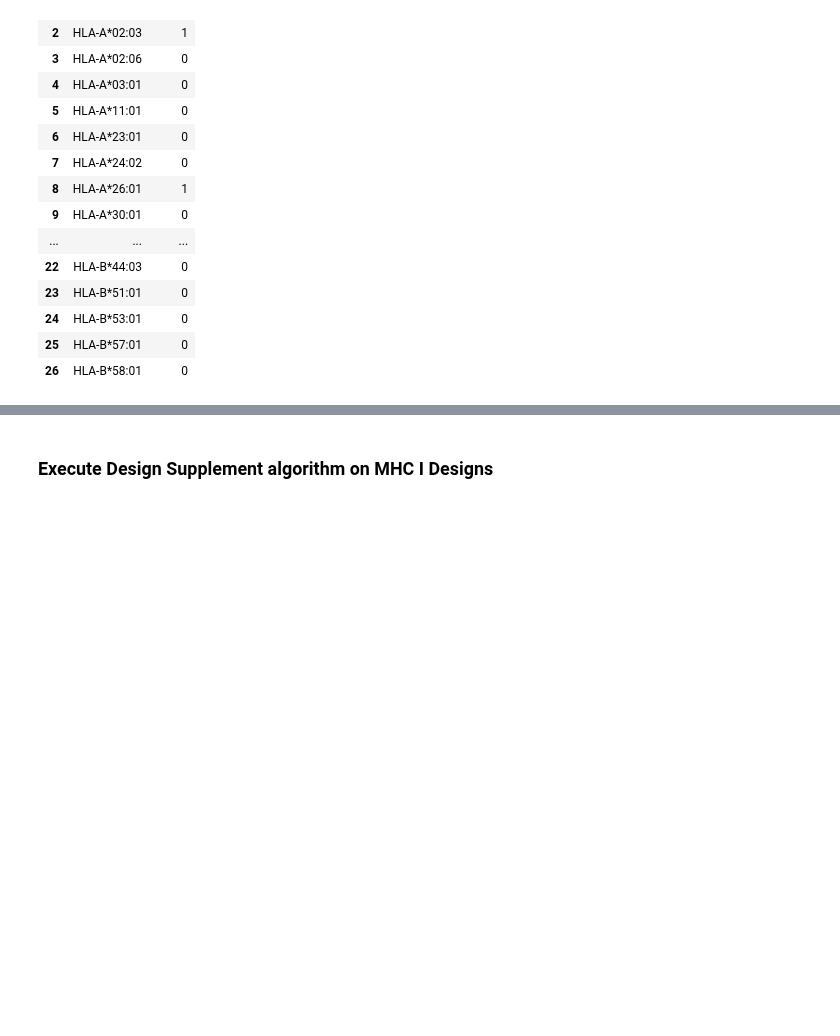
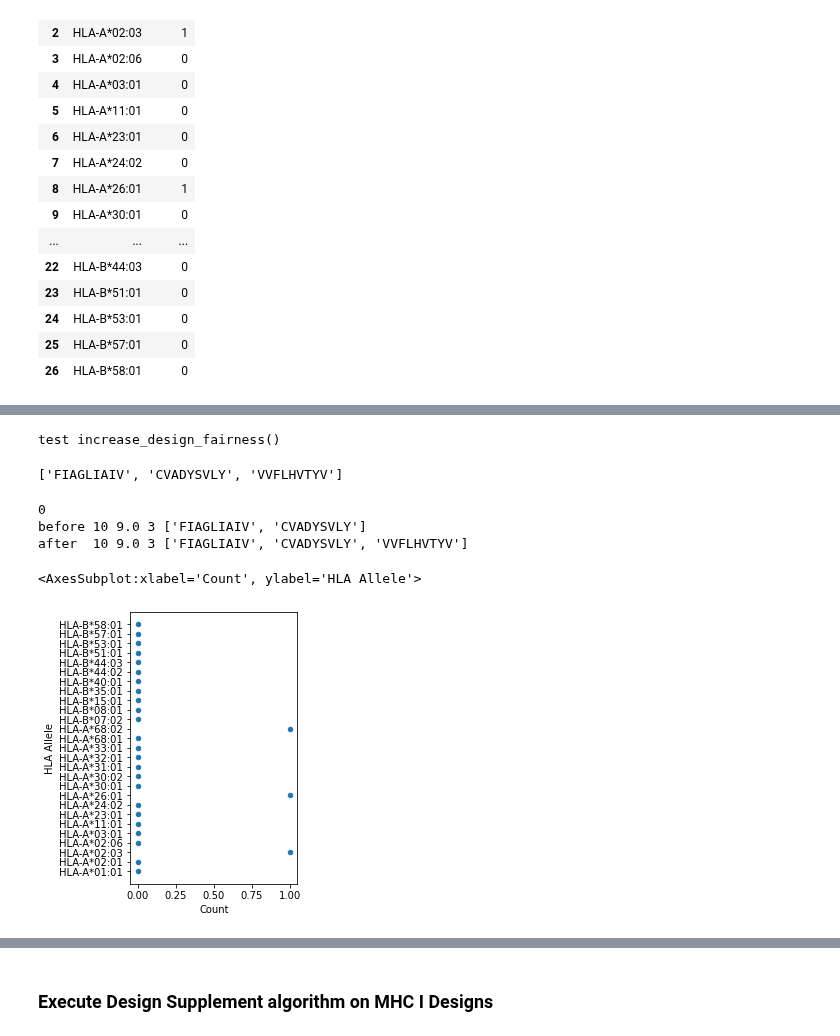
Before and after one commit to ryanquinnnelson/CMU-02718-HW5, a Jupyter notebook: 02_518_02_718_HW_5_ryann.ipynb, the cells around one changed output, grey strips where cells are left out. Drawn from its saved outputs; the diff is of its cells as text; code cells hidden in the pictures; blank space fills up the shorter version.

```diff
--- a/02_518_02_718_HW_5_ryann.ipynb
+++ b/02_518_02_718_HW_5_ryann.ipynb
@@ -1946,0 +2021,11 @@ print('test increase_design_fairness()')
+# %%
+print('test increase_design_fairness()')
+
+test_design = ['FIAGLIAIV', 'CVADYSVLY']
+test_coverage = coverages_mhc1[5]
+test_design_limit = 10
+
+increase_design_fairness(test_design, test_coverage, test_design_limit)
+# %% [output]
+test increase_design_fairness()
+['FIAGLIAIV', 'CVADYSVLY', 'VVFLHVTYV']
@@ -1946,0 +2047,13 @@ print('test increase_design_fairness()')
+# %%
+test_designs_mhc1_after = execute_design_supplement('I',[designs_mhc1[5]], [coverages_mhc1[5]])
+
+# check if coverage improved
+test_design = designs_mhc1[5][3]
+test_dist_10_9_mhc1 = get_allele_distribution_df(test_design,coverages_mhc1[5])
+test_dist_10_9_mhc1.plot.scatter(x='Count', y='HLA Allele',figsize=(3,5))
+# %% [output]
+0
+before 10 9.0 3 ['FIAGLIAIV', 'CVADYSVLY']
+after  10 9.0 3 ['FIAGLIAIV', 'CVADYSVLY', 'VVFLHVTYV']
+<AxesSubplot:xlabel='Count', ylabel='HLA Allele'>
+[figure, added]
```
Also changed, not shown: parts of 36 cells of this notebook.
